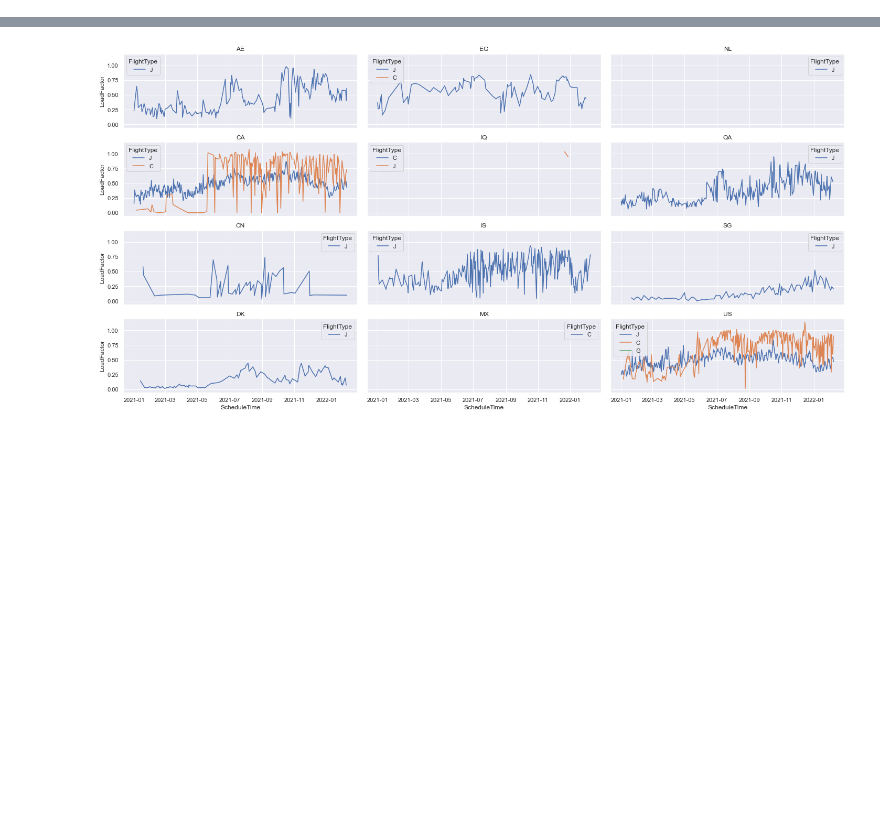
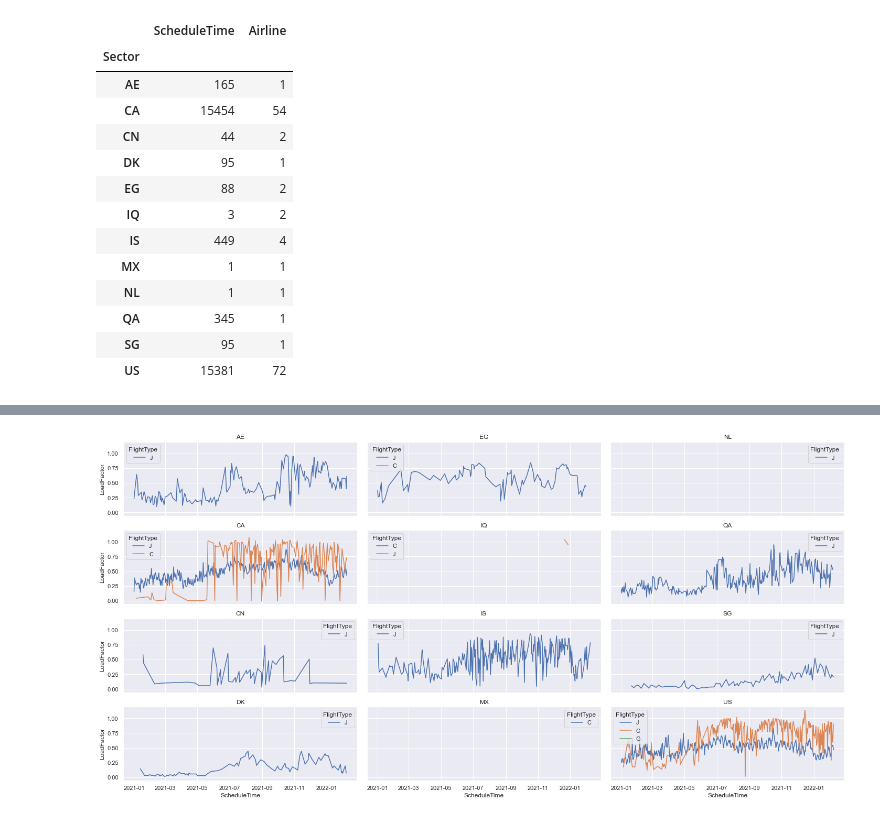
Before and after one commit to MatildeDP/ComputationalDataAnalysisProject, a Jupyter notebook: case1.ipynb, the cells around one changed output, grey strips where cells are left out. Saved outputs shown, nothing was run; the diff lists cells and outputs as text; code cells hidden in the pictures; blank space fills up the shorter version.

```diff
--- a/case1.ipynb
+++ b/case1.ipynb
@@ -27,0 +57,17 @@ DatetimeIndex(['2021-01-18', '2021-02-15', '2021-05-31', '2021-06-18',
+# %%
+df.groupby("Sector").agg({'ScheduleTime': lambda x: len(x.unique()), 'Airline': lambda x: len(x.unique())})
+# %% [output]
+|  | ScheduleTime | Airline |
+| Sector |  |  |
+| AE | 165 | 1 |
+| CA | 15454 | 54 |
+| CN | 44 | 2 |
+| DK | 95 | 1 |
+| EG | 88 | 2 |
+| IQ | 3 | 2 |
+| IS | 449 | 4 |
+| MX | 1 | 1 |
+| NL | 1 | 1 |
+| QA | 345 | 1 |
+| SG | 95 | 1 |
+| US | 15381 | 72 |
```
Also changed, not shown: parts of 16 cells of this notebook, 1 other file.
